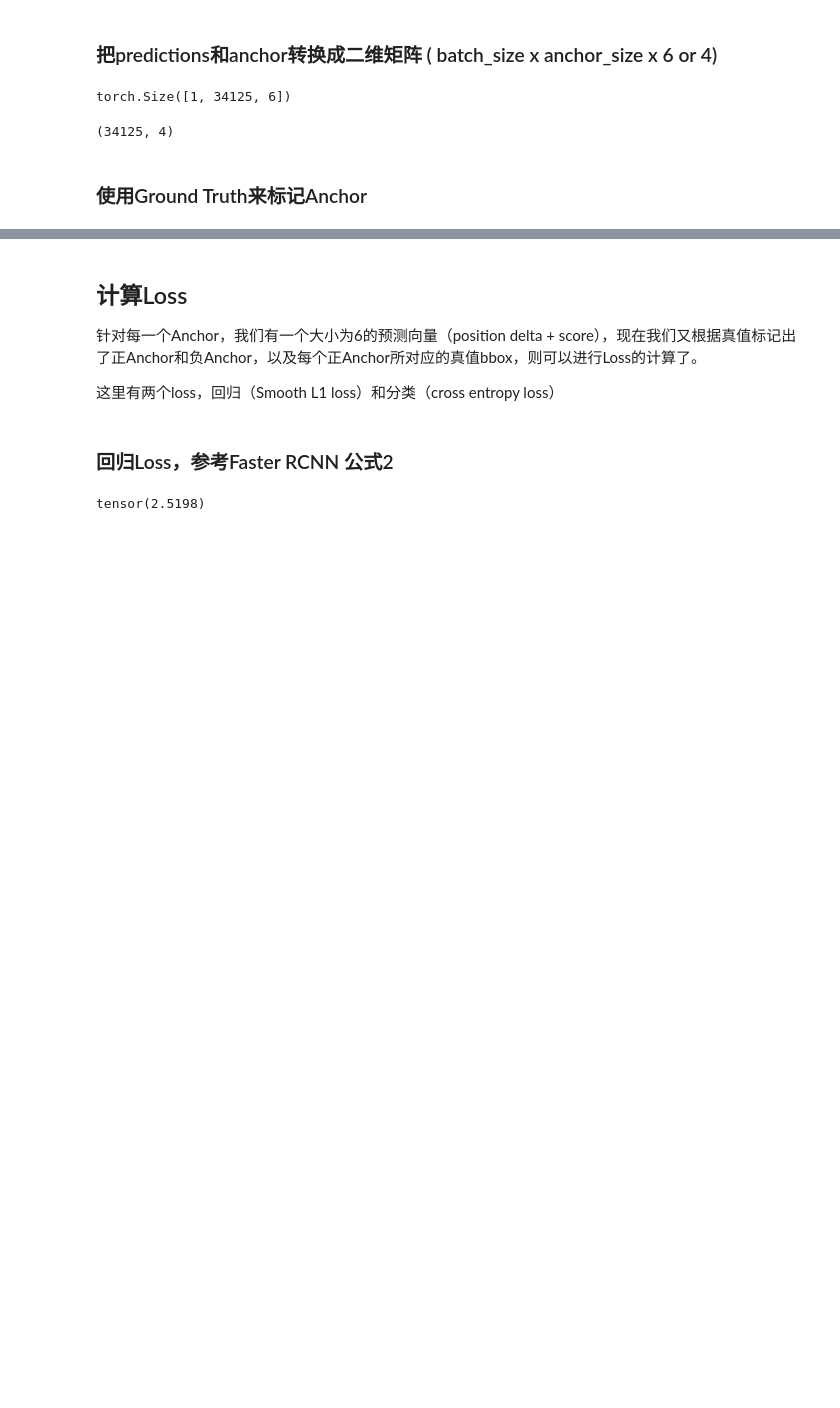
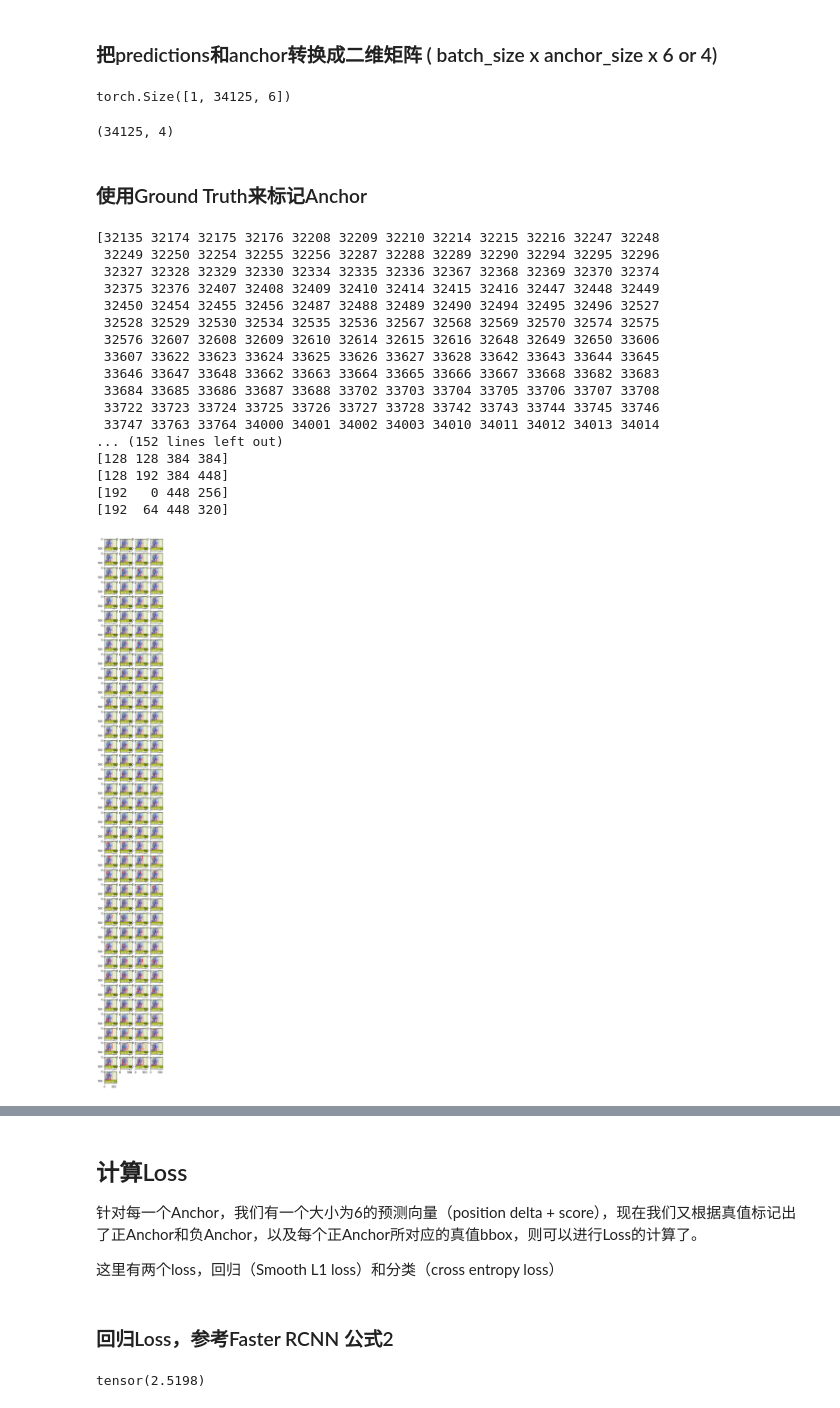
Before and after one commit to louis-she/sfd.pytorch, a Jupyter notebook: demo.ipynb, the cells around one changed output, grey strips where cells are left out. Saved outputs shown, nothing was run; the diff lists cells and outputs as text; code cells hidden in the pictures; blank space fills up the shorter version.

```diff
--- a/demo.ipynb
+++ b/demo.ipynb
@@ -57,3 +81,48 @@ print(anchors.shape)
 (34125, 4)
 # %% [markdown]
 ### 使用Ground Truth来标记Anchor
+# %%
+gt_bboxes_scaled = list(map(lambda x: [  x[0] * height_scale, x[1] * width_scale, x[2] * height_scale, x[3] * width_scale ] , annotation))
+gt_bboxes_scaled = np.array(gt_bboxes_scaled)
+positive_anchor_indices, matched_gt_box_indices, negative_anchor_indices = mark_anchors(anchors, gt_bboxes_scaled)
+
+print(positive_anchor_indices)
+print(matched_gt_box_indices)
+print(negative_anchor_indices)
+
+
+import numpy as np
+import matplotlib.pyplot as plt
+
+# fig = plt.figure(figsize=(4, 40), dpi=120)
+# columns = 4
+# rows = 40
+# for i in range(1, columns*rows +1):
+#   if i >= 150:
+        break
+    ax = fig.add_subplot(rows, columns, i)
+    anchor = anchors[positive_anchor_indices[i]]
+    print(anchor)
+    rect = patches.Rectangle((anchor[1], anchor[0]), anchor[3] - anchor[1], anchor[2] - anchor[0] ,linewidth=1,edgecolor='r',facecolor='none')
+    ax.add_patch(rect)
+    ax.imshow(image)
+plt.show()
+# %% [output]
+[32135 32174 32175 32176 32208 32209 32210 32214 32215 32216 32247 32248
+ 32249 32250 32254 32255 32256 32287 32288 32289 32290 32294 32295 32296
+ 32327 32328 32329 32330 32334 32335 32336 32367 32368 32369 32370 32374
+ 32375 32376 32407 32408 32409 32410 32414 32415 32416 32447 32448 32449
+ 32450 32454 32455 32456 32487 32488 32489 32490 32494 32495 32496 32527
+ 32528 32529 32530 32534 32535 32536 32567 32568 32569 32570 32574 32575
+ 32576 32607 32608 32609 32610 32614 32615 32616 32648 32649 32650 33606
+ 33607 33622 33623 33624 33625 33626 33627 33628 33642 33643 33644 33645
+ 33646 33647 33648 33662 33663 33664 33665 33666 33667 33668 33682 33683
+ 33684 33685 33686 33687 33688 33702 33703 33704 33705 33706 33707 33708
+ 33722 33723 33724 33725 33726 33727 33728 33742 33743 33744 33745 33746
+ 33747 33763 33764 34000 34001 34002 34003 34010 34011 34012 34013 34014
+... (152 lines left out)
+[128 128 384 384]
+[128 192 384 448]
+[192   0 448 256]
+[192  64 448 320]
+[figure, added]
```
Also changed, not shown: parts of 9 cells of this notebook, 2 other files.
